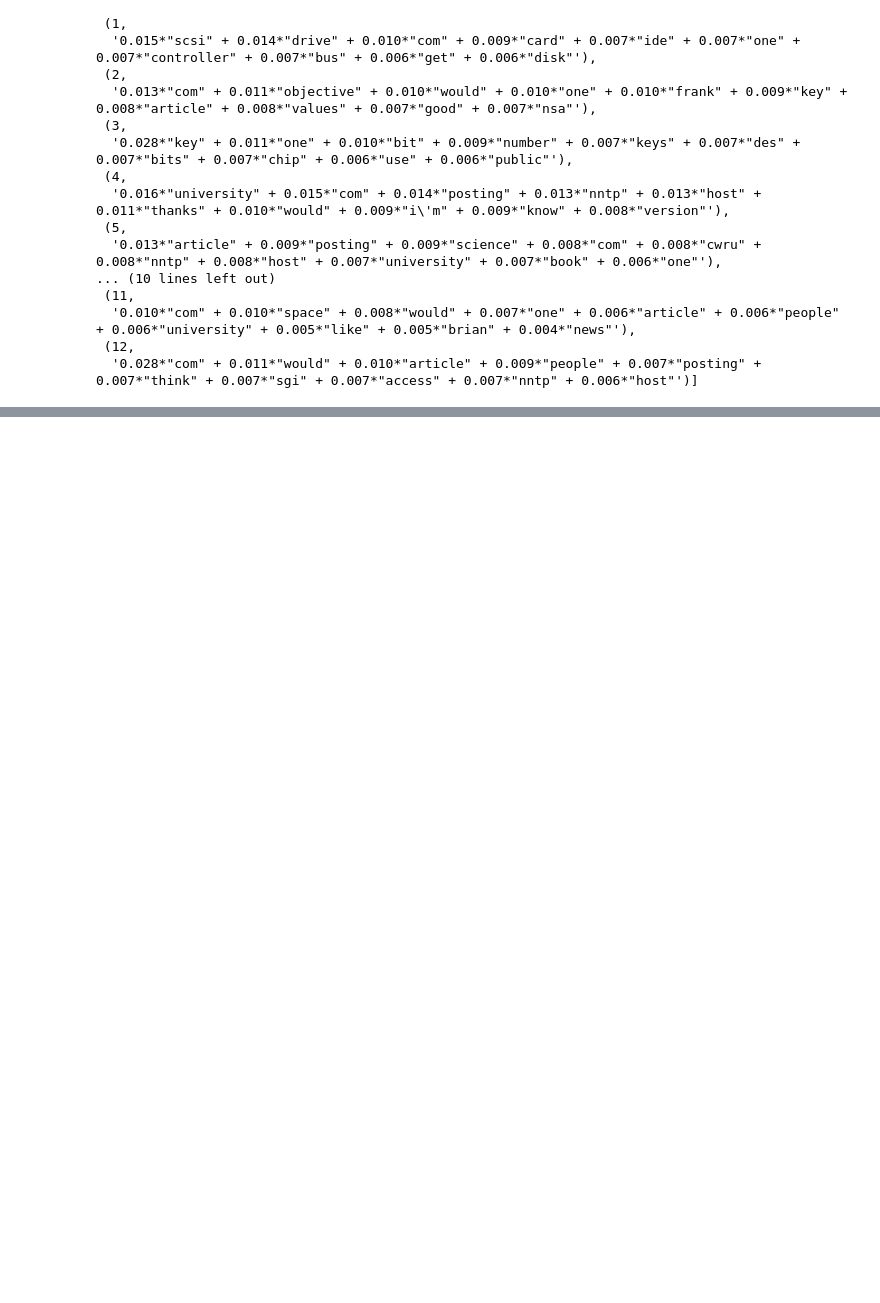
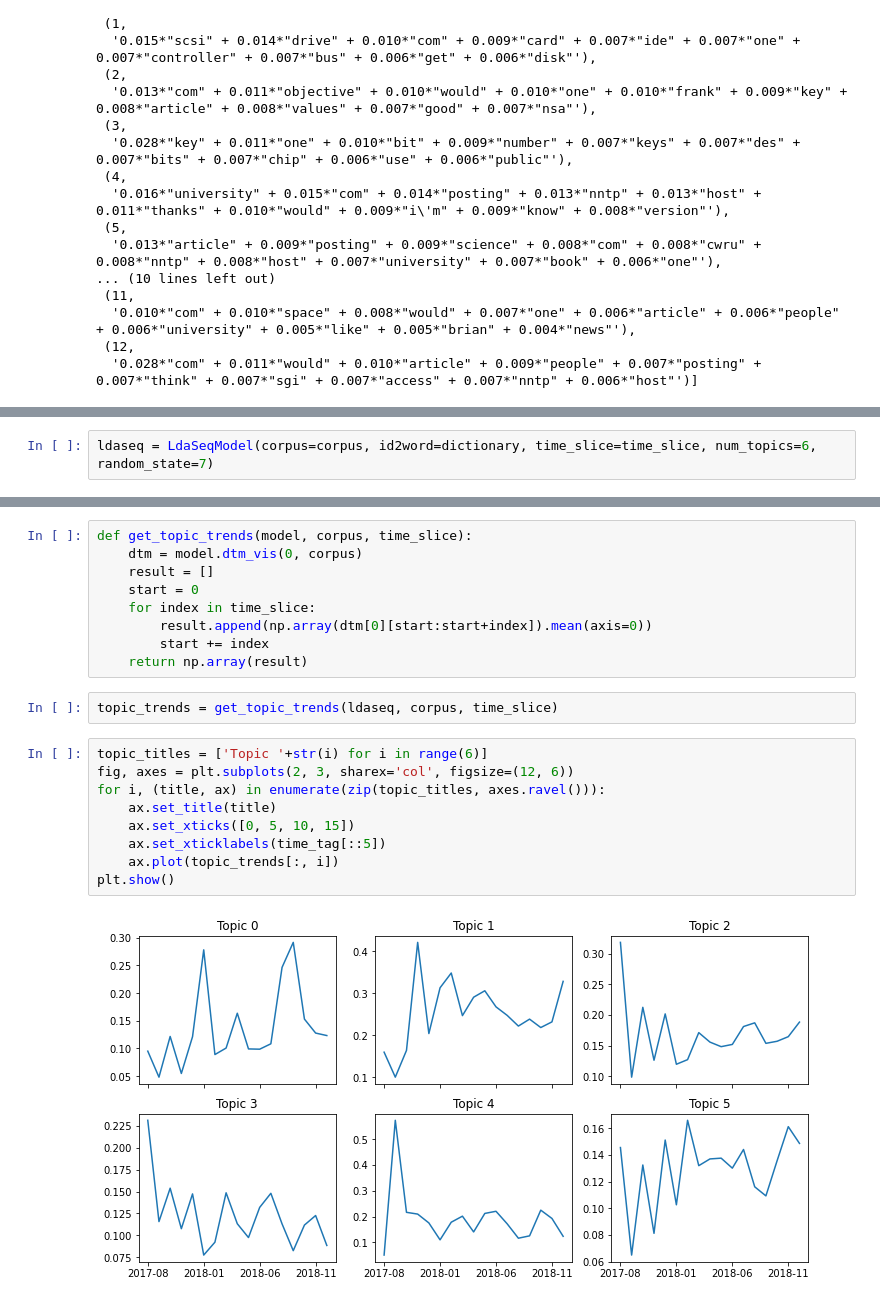
Before and after one commit to minstrel1149/python_text_mining, a Jupyter notebook: Ch.07_topic_modeling1.ipynb, the cells around one changed output, grey strips where cells are left out. Cells and saved outputs as stored; diff of their text form; blank space fills up the shorter version.

```diff
--- a/Ch.07_topic_modeling1.ipynb
+++ b/Ch.07_topic_modeling1.ipynb
@@ -242,0 +338,2 @@ df.head()
+# %%
+ldaseq = LdaSeqModel(corpus=corpus, id2word=dictionary, time_slice=time_slice, num_topics=6, random_state=7)
@@ -242,0 +369,22 @@ df.head()
+# %%
+def get_topic_trends(model, corpus, time_slice):
+    dtm = model.dtm_vis(0, corpus)
+    result = []
+    start = 0
+    for index in time_slice:
+        result.append(np.array(dtm[0][start:start+index]).mean(axis=0))
+        start += index
+    return np.array(result)
+# %%
+topic_trends = get_topic_trends(ldaseq, corpus, time_slice)
+# %%
+topic_titles = ['Topic '+str(i) for i in range(6)]
+fig, axes = plt.subplots(2, 3, sharex='col', figsize=(12, 6))
+for i, (title, ax) in enumerate(zip(topic_titles, axes.ravel())):
+    ax.set_title(title)
+    ax.set_xticks([0, 5, 10, 15])
+    ax.set_xticklabels(time_tag[::5])
+    ax.plot(topic_trends[:, i])
+plt.show()
+# %% [output]
+[figure, added]
```
Also changed, not shown: parts of 14 cells of this notebook, 2 other files.
